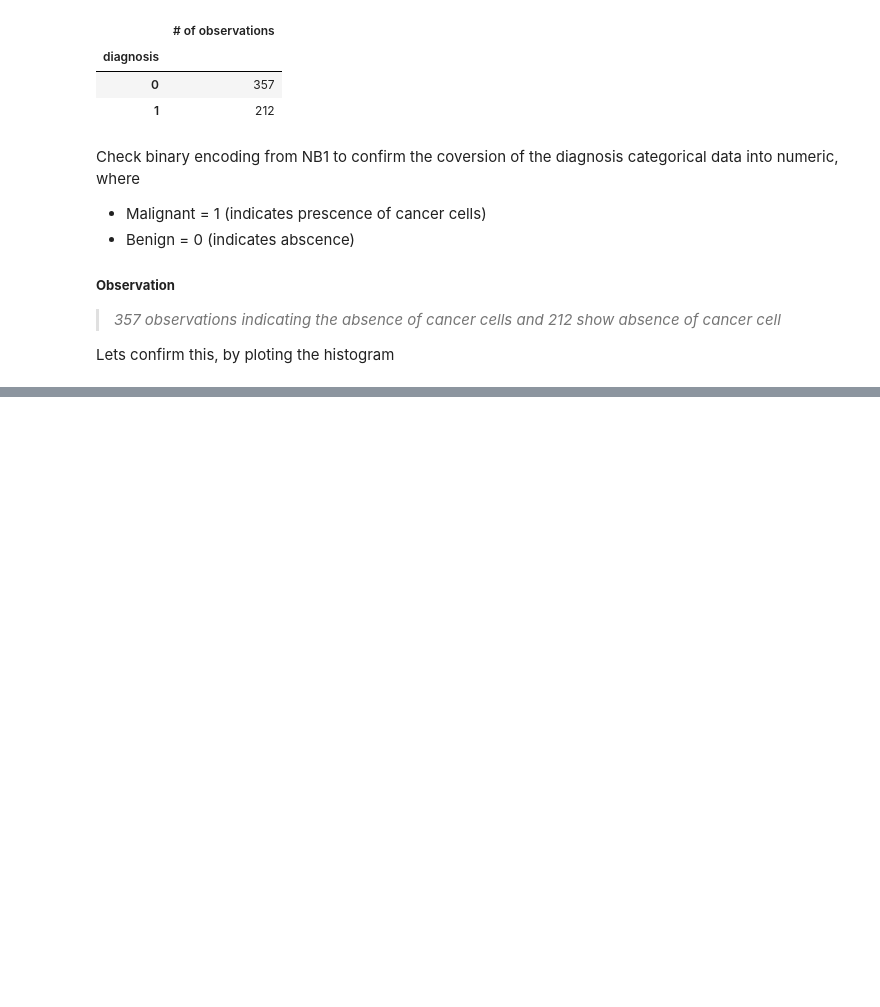
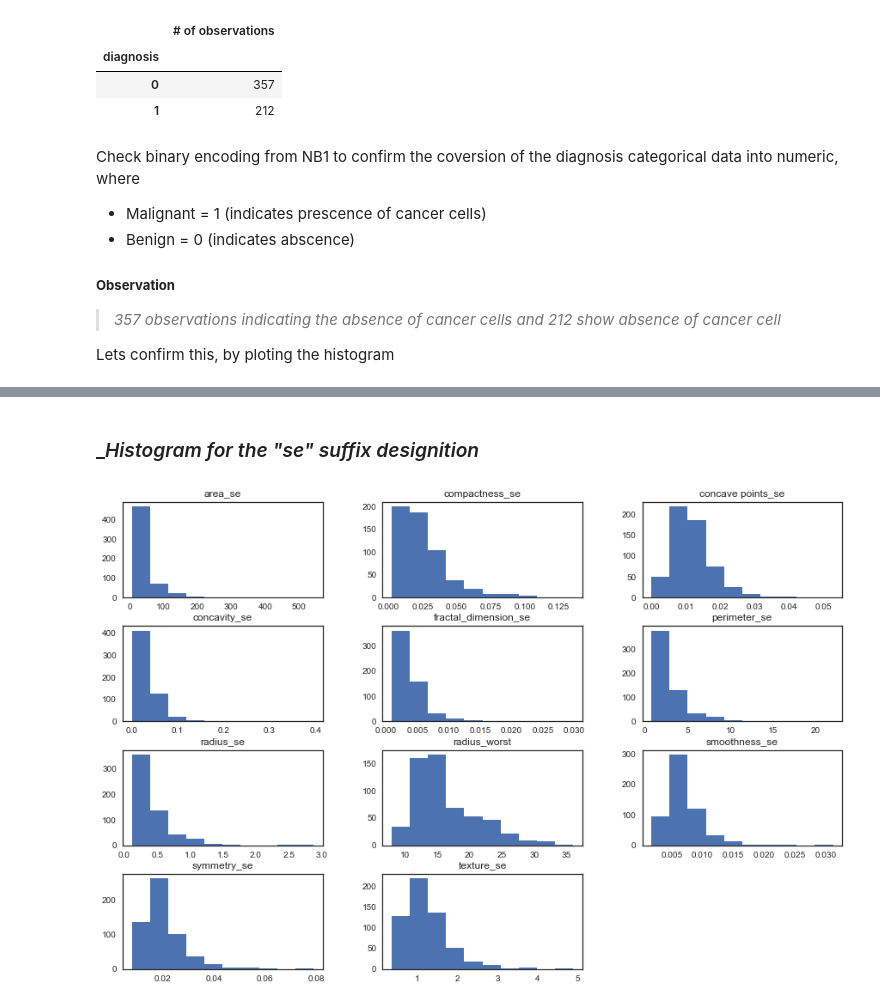
Before and after one commit to Jean-njoroge/Breast-cancer-risk-prediction, a Jupyter notebook: NB2_ExploratoryDataAnalysis.ipynb, the cells around one changed output, grey strips where cells are left out. Drawn from its saved outputs; the diff is of its cells as text; code cells hidden in the pictures; blank space fills up the shorter version.

```diff
--- a/NB2_ExploratoryDataAnalysis.ipynb
+++ b/NB2_ExploratoryDataAnalysis.ipynb
@@ -177,0 +162,7 @@ for column in data:
+# %% [markdown]
+### __Histogram for  the "_se" suffix designition__
+# %%
+#Plot histograms of _se variables
+hist_se=data_se.hist(bins=10, figsize=(15, 10),grid=False,)
+# %% [output]
+[figure, added]
```
Also changed, not shown: parts of 50 cells of this notebook.
